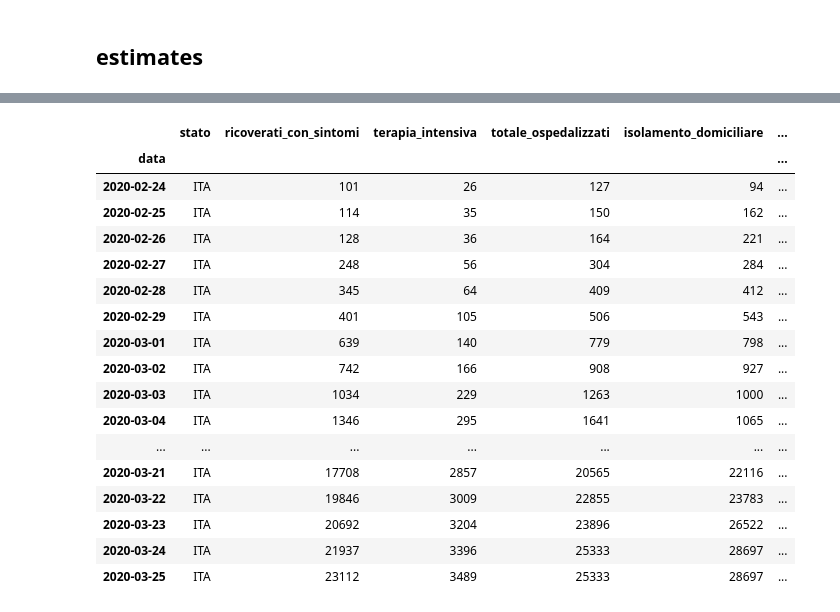
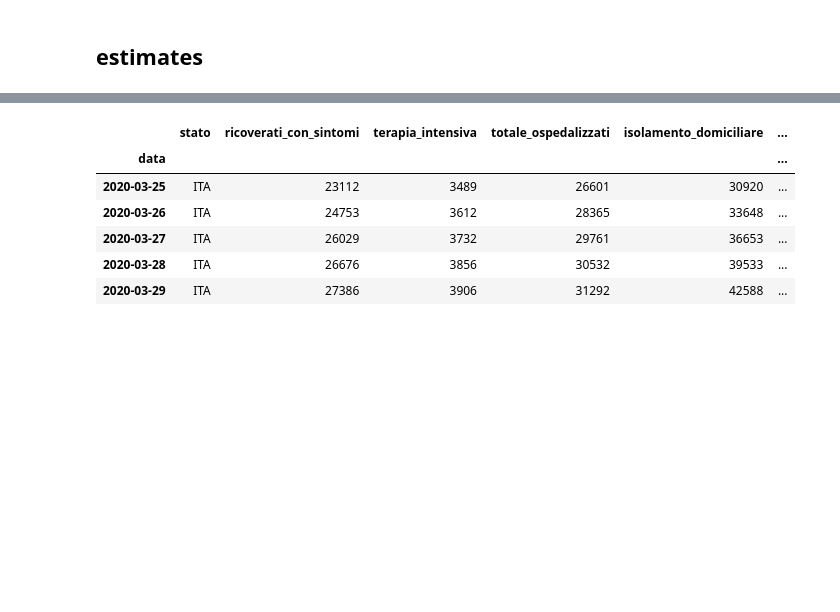
Before and after one commit to alexamici/covid-19-notebooks, a Jupyter notebook: notebooks/italy-situation-report.ipynb, the cells around one changed output, grey strips where cells are left out. Saved outputs shown, nothing was run; the diff lists cells and outputs as text; code cells hidden in the pictures; blank space fills up the shorter version.

```diff
--- a/notebooks/italy-situation-report.ipynb
+++ b/notebooks/italy-situation-report.ipynb
@@ -157,21 +158,10 @@ deceduti                   T_d=6.54, t_0='2019-12-31', r^2=0.999 start='2020-03-
 # %%
-data_italy
+data_italy.tail()
 # %% [output]
 |  | stato | ricoverati_con_sintomi | terapia_intensiva | totale_ospedalizzati | isolamento_domiciliare | ... |
 | data |  |  |  |  |  | ... |
-| 2020-02-24 | ITA | 101 | 26 | 127 | 94 | ... |
-| 2020-02-25 | ITA | 114 | 35 | 150 | 162 | ... |
-| 2020-02-26 | ITA | 128 | 36 | 164 | 221 | ... |
-| 2020-02-27 | ITA | 248 | 56 | 304 | 284 | ... |
-| 2020-02-28 | ITA | 345 | 64 | 409 | 412 | ... |
-| 2020-02-29 | ITA | 401 | 105 | 506 | 543 | ... |
-| 2020-03-01 | ITA | 639 | 140 | 779 | 798 | ... |
-| 2020-03-02 | ITA | 742 | 166 | 908 | 927 | ... |
-| 2020-03-03 | ITA | 1034 | 229 | 1263 | 1000 | ... |
-| 2020-03-04 | ITA | 1346 | 295 | 1641 | 1065 | ... |
-| ... | ... | ... | ... | ... | ... | ... |
-| 2020-03-21 | ITA | 17708 | 2857 | 20565 | 22116 | ... |
-| 2020-03-22 | ITA | 19846 | 3009 | 22855 | 23783 | ... |
-| 2020-03-23 | ITA | 20692 | 3204 | 23896 | 26522 | ... |
-| 2020-03-24 | ITA | 21937 | 3396 | 25333 | 28697 | ... |
-| 2020-03-25 | ITA | 23112 | 3489 | 25333 | 28697 | ... |
+| 2020-03-25 | ITA | 23112 | 3489 | 26601 | 30920 | ... |
+| 2020-03-26 | ITA | 24753 | 3612 | 28365 | 33648 | ... |
+| 2020-03-27 | ITA | 26029 | 3732 | 29761 | 36653 | ... |
+| 2020-03-28 | ITA | 26676 | 3856 | 30532 | 39533 | ... |
+| 2020-03-29 | ITA | 27386 | 3906 | 31292 | 42588 | ... |
```
Also changed, not shown: parts of 8 cells of this notebook, 1 other file.
